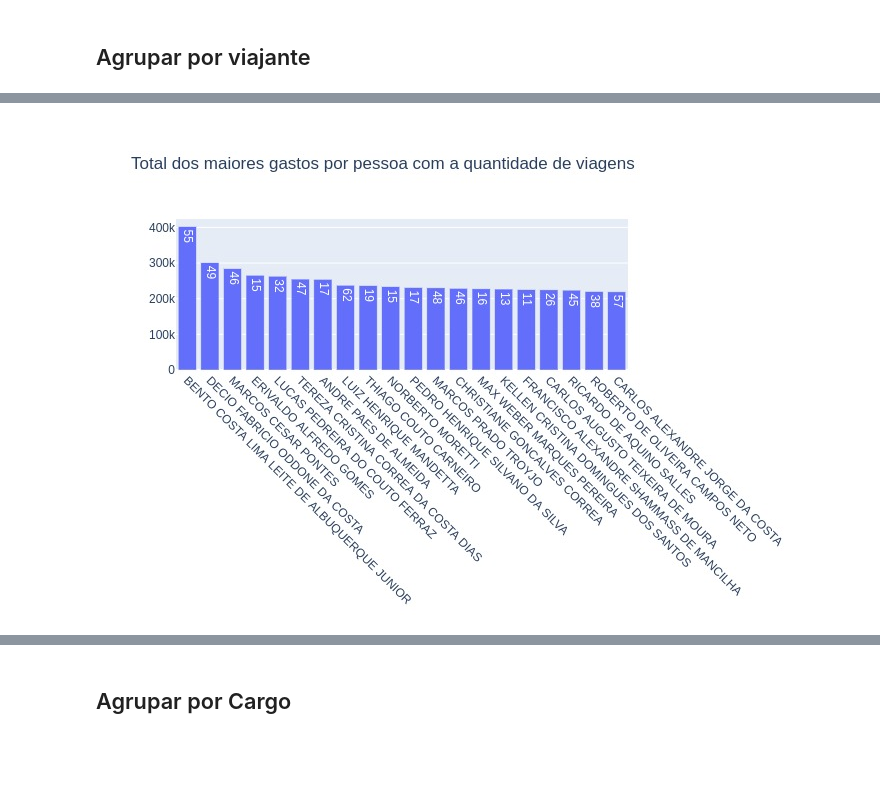
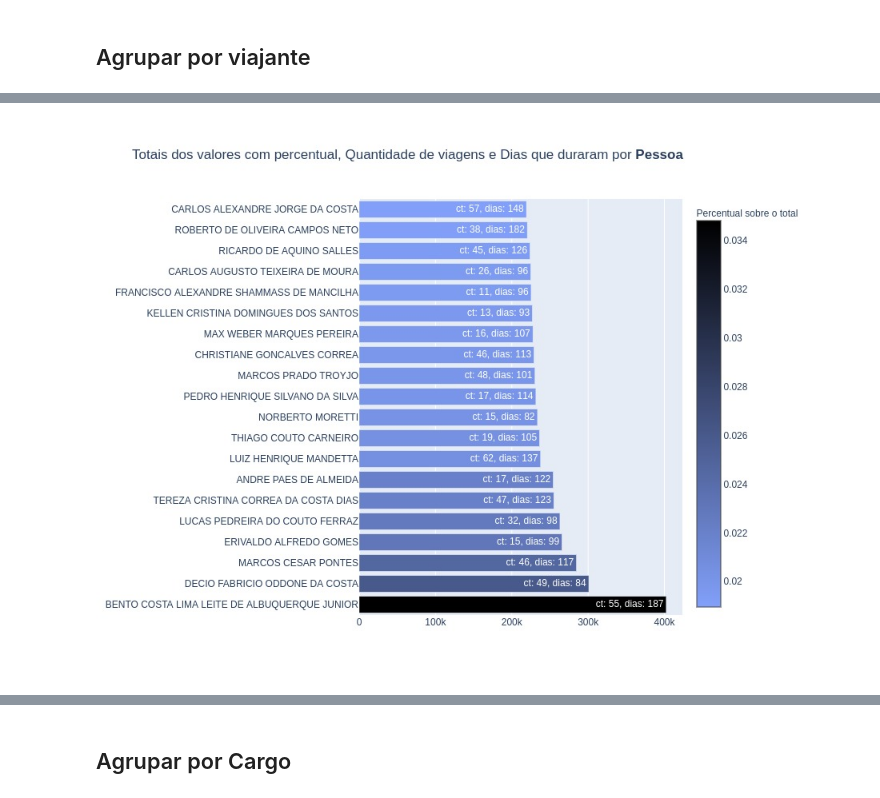
Before and after one commit to SergioSJS/data_science_portfolio, a Jupyter notebook: gov-fed-viagens-servico/gov_br_travel_exploration.ipynb, the cells around one changed output, grey strips where cells are left out. Cells and saved outputs as stored; diff of their text form; code cells hidden in the pictures; blank space fills up the shorter version.

Commit message:
Add some graphs

```diff
--- a/gov-fed-viagens-servico/gov_br_travel_exploration.ipynb
+++ b/gov-fed-viagens-servico/gov_br_travel_exploration.ipynb
@@ -7,6 +7,8 @@ import plotly.figure_factory as ff
 import plotly.express as px
 from plotly.subplots import make_subplots
 from IPython.display import Image
+import warnings
+warnings.filterwarnings('ignore')
 
 passagem = pd.read_csv('data/2019_Passagem.csv', sep=';',encoding='cp1252',
                        index_col=['Identificador do processo de viagem'],decimal=',')
@@ -25,3 +27,7 @@ outl_filtered = ((viagem['Valor diárias'] < outl_filter)&
 not_only_zero = ((viagem['Valor diárias'] > 0)|
 (viagem['Valor passagens'] > 0)|
 (viagem['Valor outros gastos'] > 0))
+
+viagem['dt_ini'] = pd.to_datetime(viagem['Período - Data de início'], format='%d/%m/%Y')
+viagem['dt_fim'] = pd.to_datetime(viagem['Período - Data de fim'], format='%d/%m/%Y')
+viagem['duracao'] =  (viagem['dt_fim'] - viagem['dt_ini']).dt.days
@@ -346,6 +347,12 @@ Brasil - Distrito Federal - Brasília -> França - nan - Paris
 França - nan - Paris -> Brasil - Distrito Federal - Brasília
 Valor: 3930.14
 Taxa: 0.0
+# %%
+def concat_ct_dias(df, ct_ret=20):
+
+    return list(map(lambda x: 'ct: {}, dias: {}'.format(x[0], x[1]),
+    zip(df['ct'].head(ct_ret),
+     df['dias'].head(ct_ret))))
 # %% [markdown]
 ## Agrupar por viajante
 # %%
@@ -354,8 +361,11 @@ viagem_nome = viagem[viagem['Situação'] == 'Realizada'][outl_filtered][not_onl
         ct=('Nome','count'),
         vr_diarias=('Valor diárias', 'sum'),
         vr_passagens=('Valor passagens', 'sum'),
-        vr_outros=('Valor outros gastos','sum')).reset_index()
+        vr_outros=('Valor outros gastos','sum'),
+        dias=('duracao','sum')).reset_index()
 viagem_nome['vr_total'] = viagem_nome['vr_diarias'] + viagem_nome['vr_passagens'] + viagem_nome['vr_outros']
+viagem_nome['per_total'] = viagem_nome['vr_total']*100/viagem_nome['vr_total'].sum()
+
 
 viagem_nome = viagem_nome.sort_values(['vr_total'], ascending=False)
 viagem_nome
@@ -377,18 +386,33 @@ Boolean Series key will be reindexed to match DataFrame index.
 # %%
-bars = go.Bar(x=viagem_nome[viagem_nome['Nome'] != 'Informações protegidas por sigilo']['Nome'].head(20),
-              y=viagem_nome[viagem_nome['Nome'] != 'Informações protegidas por sigilo']['vr_total'].head(20),
-              text=viagem_nome[viagem_nome['Nome'] != 'Informações protegidas por sigilo']['ct'].head(20),
+x = viagem_nome[viagem_nome['Nome'] != 'Informações protegidas por sigilo']['vr_total'].head(20)
+y = viagem_nome[viagem_nome['Nome'] != 'Informações protegidas por sigilo']['Nome'].head(20)
+text = concat_ct_dias(viagem_nome[viagem_nome['Nome'] != 'Informações protegidas por sigilo'])
+per_total = viagem_nome[viagem_nome['Nome'] != 'Informações protegidas por sigilo']['per_total'].head(20)
+
+
+bars = go.Bar(y=y,
+              x=x,
+              text=text,
               textposition='auto',
-              name='Viajantes')
-layout = go.Layout(height=500, width=700)
+              name='Viajantes',
+              orientation='h',
+              #marker_color=per_total,
+              marker=dict(
+                    color=per_total,
+                    colorbar=dict(
+                        title="Percentual sobre o total"
+                    ),
+                    colorscale=["rgb(130,160,250)", "black"]),
+             )
+layout = go.Layout(height=700, width=900)
 fig = go.Figure(data=[bars], layout=layout)
 
-fig.update_layout(title = 'Total dos maiores gastos por pessoa com a quantidade de viagens', xaxis_tickangle=45)
+fig.update_layout(title = 'Totais dos valores com percentual, Quantidade de viagens e Dias que duraram por <b>Pessoa</b>')
 
 display(Image(fig.to_image('jpg')))
 #fig.show()
 # %% [output]
-[figure, old version]
+[figure, new version]
 # %%
 #com_bolso = viagem[viagem['Motivo'].fillna('').str.contains('Bolsonaro', flags=re.IGNORECASE, regex=True)]
 viagem_nome[viagem_nome['Nome'] != 'Informações protegidas por sigilo'].describe()
```
Also changed, not shown: parts of 26 cells of this notebook.
